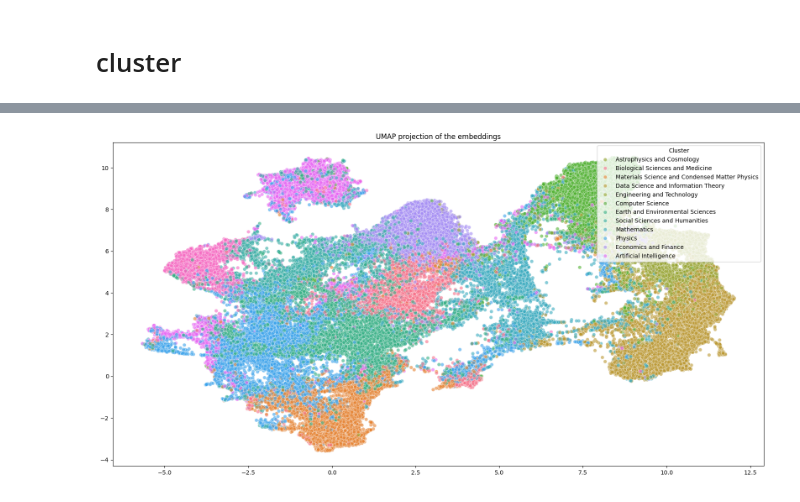
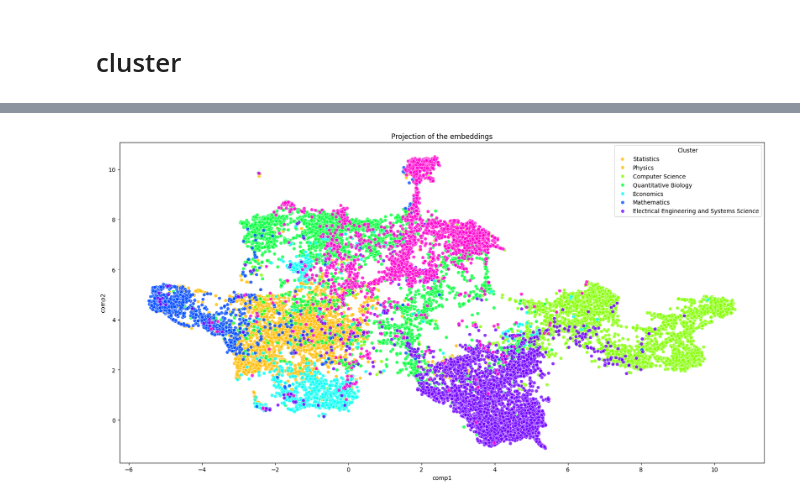
Before and after one commit to Gabriel9753/ArxivAbstractProject, a Jupyter notebook: src/embedded_data.ipynb, the cells around one changed output, grey strips where cells are left out. Saved outputs shown, nothing was run; the diff lists cells and outputs as text; code cells hidden in the pictures.

```diff
--- a/src/embedded_data.ipynb
+++ b/src/embedded_data.ipynb
@@ -40,10 +58,8 @@ cache_dir = 'cache'
 if not os.path.exists(cache_dir):
     os.makedirs(cache_dir)
 
-parquet_path = '../data/arxiv_metadata_sample.parquet.gzip'
-# parquet_path = r"C:\Users\ihett\OneDrive\Gabrilyi\arxiv_project\arxiv_metadata_sample.parquet.gzip"
-arxiv_df = pd.read_parquet(parquet_path)
-# arxiv_df = arxiv_df.sample(20000)
+arxiv_df = pd.read_parquet(PARQUET_PATH)
+arxiv_df = arxiv_df.sample(20000)
 
 print(arxiv_df.shape)
 # %% [output]
@@ -61,7 +77,7 @@ def text_processing(sample):
     title = ' '.join(title.split())
     abstract = ' '.join(abstract.split())
 
-    return f"Title: {title} - Abstract: {abstract}"
+    return f"{title}[SEP]{abstract}"
 # %%
 arxiv_df['text'] = arxiv_df.apply(text_processing, axis=1)
 arxiv_df.head(3)
@@ -357,6 +359,7 @@ import matplotlib.pyplot as plt
 from sklearn.cluster import KMeans
 from sklearn.preprocessing import StandardScaler
 from sklearn.decomposition import PCA
+from sklearn.manifold import TSNE
 
 # Normalizing the data
 embedding_data = np.array(sampled_df["embedding"].tolist())
@@ -364,31 +367,41 @@ embedding_data = np.array(sampled_df["embedding"].tolist())
 # embedding_data_scaled = scaler.fit_transform(embedding_data)
 
 # UMAP
-umap_model = umap.UMAP(n_neighbors=15, min_dist=0.1, n_components=2, metric='cosine')
+umap_model = umap.UMAP(n_neighbors=15, min_dist=.1, n_components=2)
 umap_embeddings = umap_model.fit_transform(embedding_data)
+projected_embeddings = pd.DataFrame(data=umap_embeddings, columns=["comp1", "comp2"])
+
+# PCA
+# pca = PCA(n_components=2)
+# pca_result = pca.fit_transform(embedding_data)
+# projected_embeddings = pd.DataFrame(data=pca_result, columns=["comp1", "comp2"])
+
+# TSNE
+# tsne = TSNE(n_components=2)
+# tsne_result = tsne.fit_transform(embedding_data)
+# projected_embeddings = pd.DataFrame(data=tsne_result, columns=["comp1", "comp2"])
 
 # K-Means Clustering
 kmeans = KMeans(n_clusters=num_classes, random_state=42)
-kmeans_labels = kmeans.fit_predict(umap_embeddings)
+kmeans_labels = kmeans.fit_predict(projected_embeddings)
 # %%
 # visualize
 plt.figure(figsize=(20, 10))
 sns.scatterplot(
-    x=umap_embeddings[:, 0],
-    y=umap_embeddings[:, 1],
-    # hue=sampled_df["super_category"],
-    hue=cluster_labels,
-    palette=sns.color_palette("husl", num_classes),
+    x=projected_embeddings["comp1"], y=projected_embeddings["comp2"],
+    hue="class",
+    palette=sns.color_palette("hsv", num_classes),
+    data=sampled_df,
     legend="full",
-    alpha=.6,
+    alpha=0.8
 )
 
-plt.title("UMAP projection of the embeddings")
+plt.title("Projection of the embeddings")
 # Add cluster names from df["super_category"]
 plt.legend(title="Cluster", loc="upper right", labels=all_categories)
 plt.show()
 # %% [output]
-[figure, old version]
+[figure, new version]
 # %%
 import plotly.express as px
 
```
Also changed, not shown: parts of 16 cells of this notebook, 4 other files.
